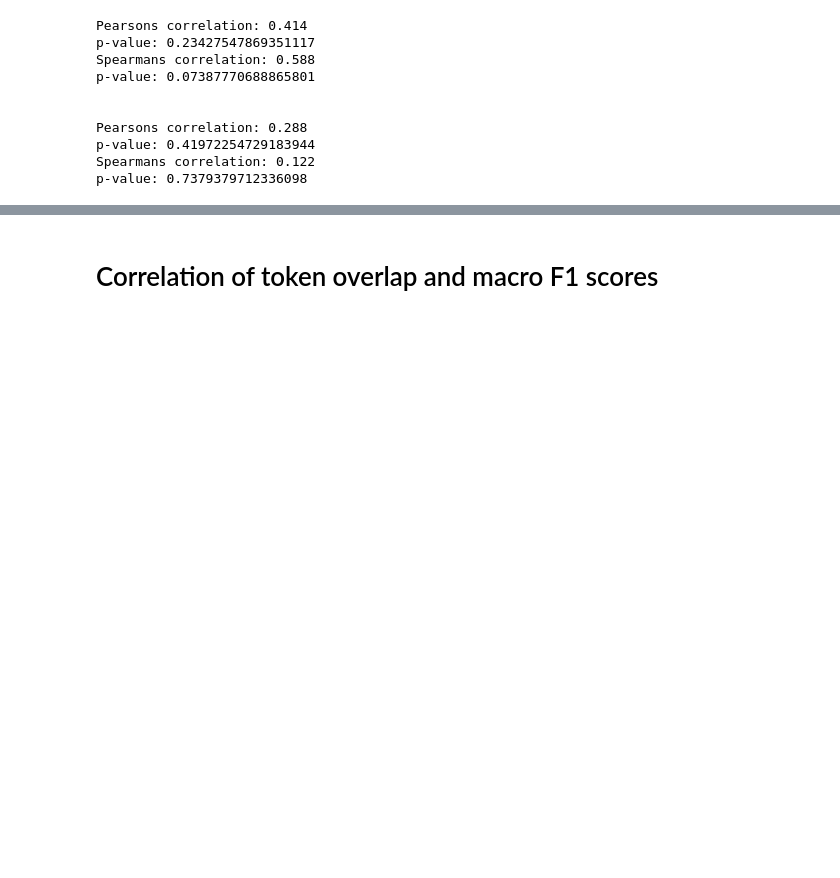
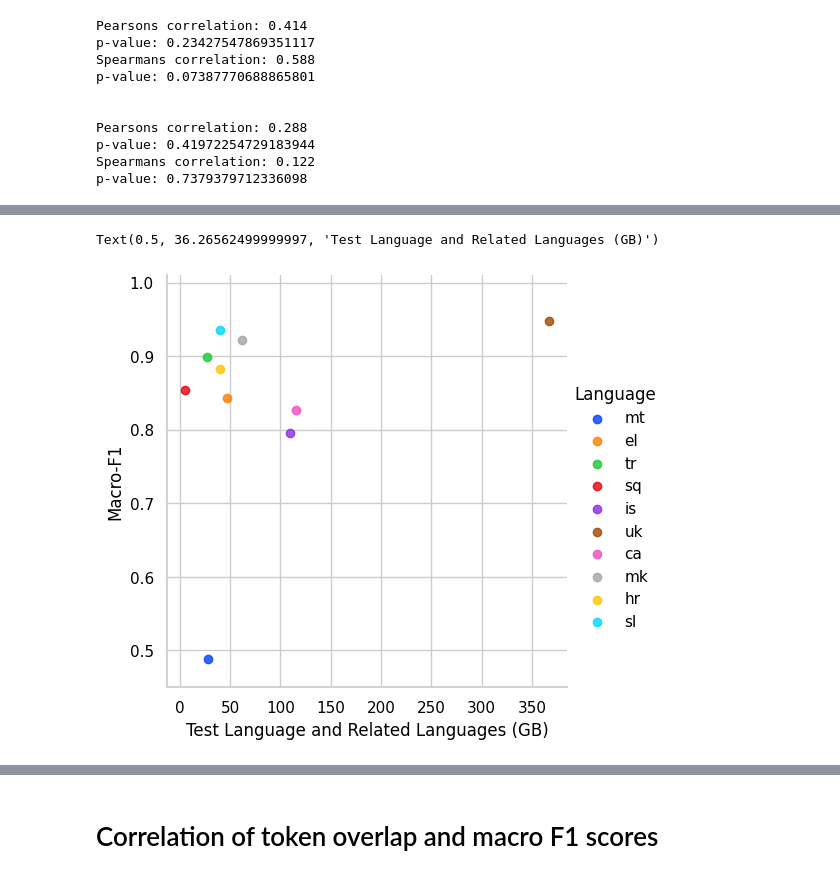
Before and after one commit to TajaKuzman/Crosslingual-Genre-Bias-Analysis, a Jupyter notebook: calculate_corelation_coefficient.ipynb, the cells around one changed output, grey strips where cells are left out. Saved outputs shown, nothing was run; the diff lists cells and outputs as text; code cells hidden in the pictures; blank space fills up the shorter version.

```diff
--- a/calculate_corelation_coefficient.ipynb
+++ b/calculate_corelation_coefficient.ipynb
@@ -316,3 +377,13 @@ p-value: 0.7379379712336098
+# %%
+fig = sns.lmplot(x="sizes_wth_related", y="macro_F1", data=pretraining_df, ci=None, hue="lang", legend=False, palette=sns.color_palette("bright"), height=5)
+fig.set(ylim=(0.45, 1.01))
+# Customize the legend title
+fig.add_legend(title='Language')
+fig.ax.set_ylabel("Macro-F1")
+fig.ax.set_xlabel("Test Language and Related Languages (GB)")
+# %% [output]
+Text(0.5, 36.26562499999997, 'Test Language and Related Languages (GB)')
+[figure, added]
 # %%
 # Get results for sizes_mb and sizes_mb_related
 labels = list(main_dict.keys())
```
Also changed, not shown: parts of 31 cells of this notebook, 16 other files.
